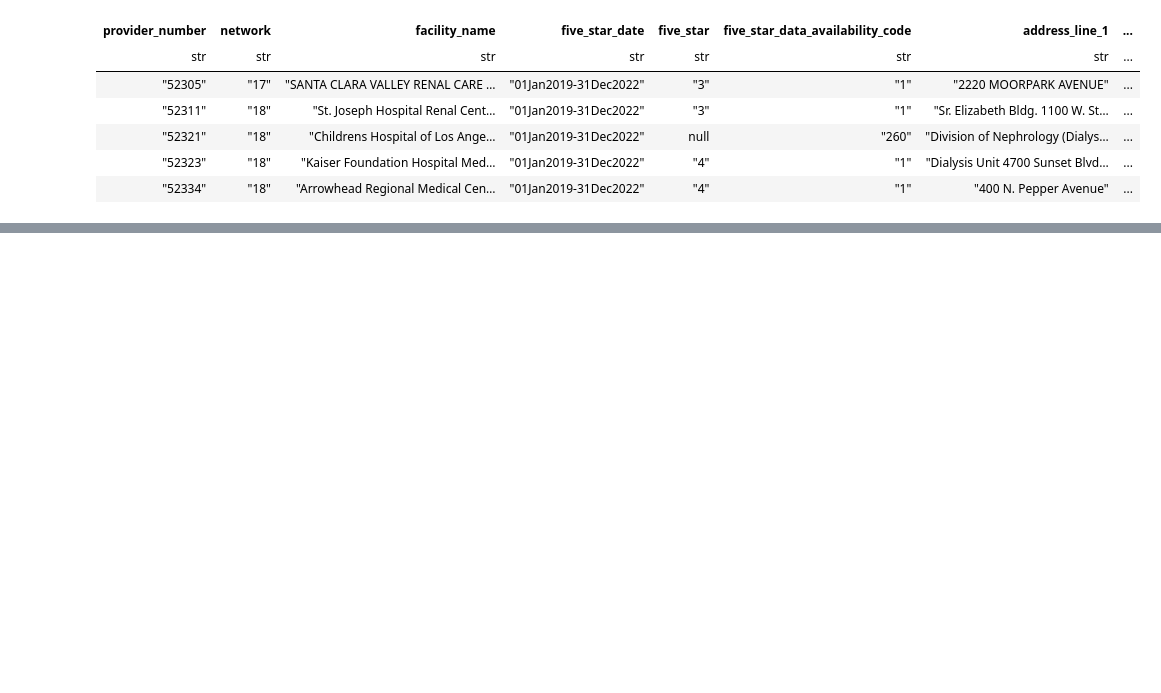
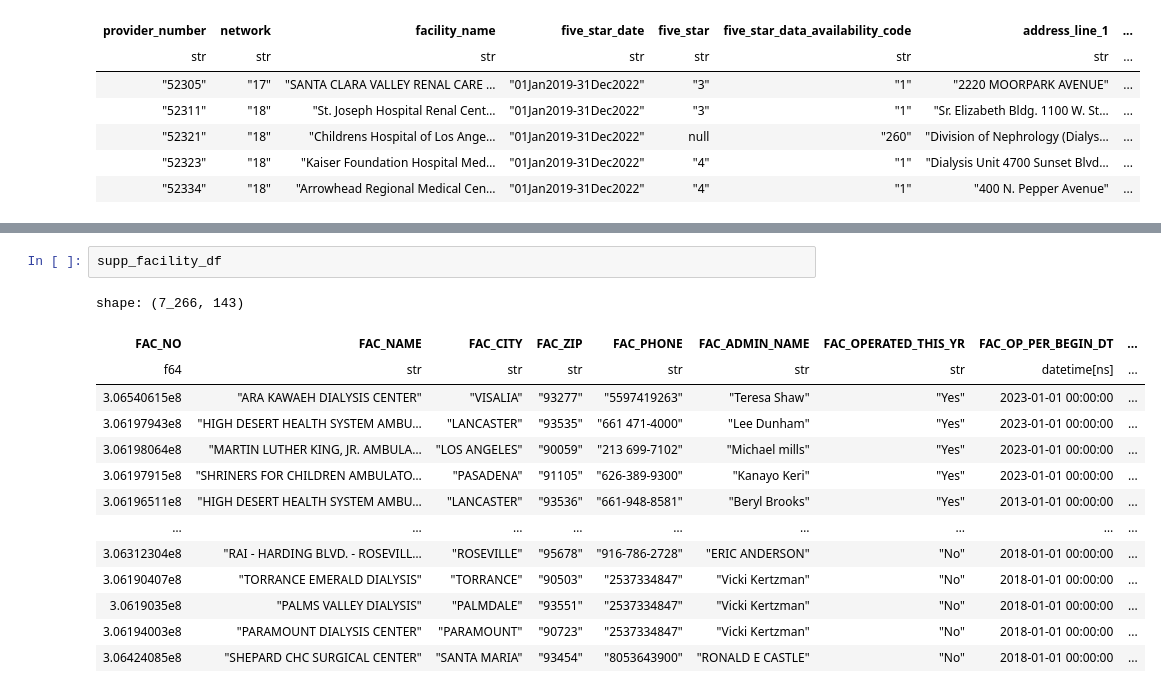
Before and after one commit to MichaelPaulLight/milestone_1, a Jupyter notebook: 004_data-processing-scripts/003_merge-clean-data/merge_ballot-measures_cms-data.ipynb, the cells around one changed output, grey strips where cells are left out. Cells and saved outputs as stored; diff of their text form; blank space fills up the shorter version.

```diff
--- a/004_data-processing-scripts/003_merge-clean-data/merge_ballot-measures_cms-data.ipynb
+++ b/004_data-processing-scripts/003_merge-clean-data/merge_ballot-measures_cms-data.ipynb
@@ -146,0 +171,17 @@ Counties only in ballot_measures_df:
+# %%
+supp_facility_df
+# %% [output]
+shape: (7_266, 143)
+| FAC_NO | FAC_NAME | FAC_CITY | FAC_ZIP | FAC_PHONE | FAC_ADMIN_NAME | FAC_OPERATED_THIS_YR | FAC_OP_PER_BEGIN_DT | ... |
+| f64 | str | str | str | str | str | str | datetime[ns] | ... |
+| 3.06540615e8 | "ARA KAWAEH DIALYSIS CENTER" | "VISALIA" | "93277" | "5597419263" | "Teresa Shaw" | "Yes" | 2023-01-01 00:00:00 | ... |
+| 3.06197943e8 | "HIGH DESERT HEALTH SYSTEM AMBU… | "LANCASTER" | "93535" | "661 471-4000" | "Lee Dunham" | "Yes" | 2023-01-01 00:00:00 | ... |
+| 3.06198064e8 | "MARTIN LUTHER KING, JR. AMBULA… | "LOS ANGELES" | "90059" | "213 699-7102" | "Michael mills" | "Yes" | 2023-01-01 00:00:00 | ... |
+| 3.06197915e8 | "SHRINERS FOR CHILDREN AMBULATO… | "PASADENA" | "91105" | "626-389-9300" | "Kanayo Keri" | "Yes" | 2023-01-01 00:00:00 | ... |
+| 3.06196511e8 | "HIGH DESERT HEALTH SYSTEM AMBU… | "LANCASTER" | "93536" | "661-948-8581" | "Beryl Brooks" | "Yes" | 2013-01-01 00:00:00 | ... |
+| … | … | … | … | … | … | … | … | ... |
+| 3.06312304e8 | "RAI - HARDING BLVD. - ROSEVILL… | "ROSEVILLE" | "95678" | "916-786-2728" | "ERIC ANDERSON" | "No" | 2018-01-01 00:00:00 | ... |
+| 3.06190407e8 | "TORRANCE EMERALD DIALYSIS" | "TORRANCE" | "90503" | "2537334847" | "Vicki Kertzman" | "No" | 2018-01-01 00:00:00 | ... |
+| 3.0619035e8 | "PALMS VALLEY DIALYSIS" | "PALMDALE" | "93551" | "2537334847" | "Vicki Kertzman" | "No" | 2018-01-01 00:00:00 | ... |
+| 3.06194003e8 | "PARAMOUNT DIALYSIS CENTER" | "PARAMOUNT" | "90723" | "2537334847" | "Vicki Kertzman" | "No" | 2018-01-01 00:00:00 | ... |
+| 3.06424085e8 | "SHEPARD CHC SURGICAL CENTER" | "SANTA MARIA" | "93454" | "8053643900" | "RONALD E CASTLE" | "No" | 2018-01-01 00:00:00 | ... |
```
Also changed, not shown: parts of 4 cells of this notebook.
